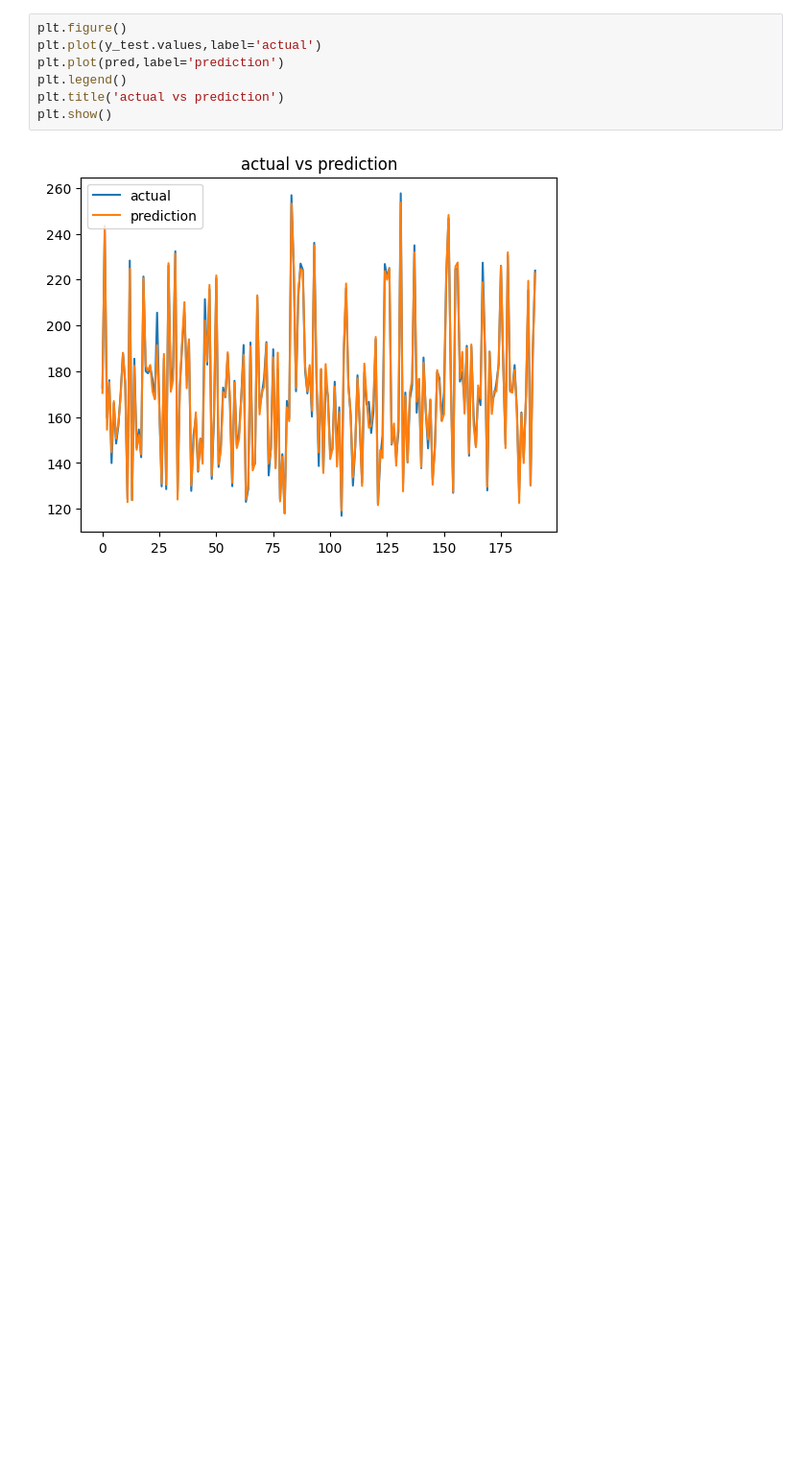
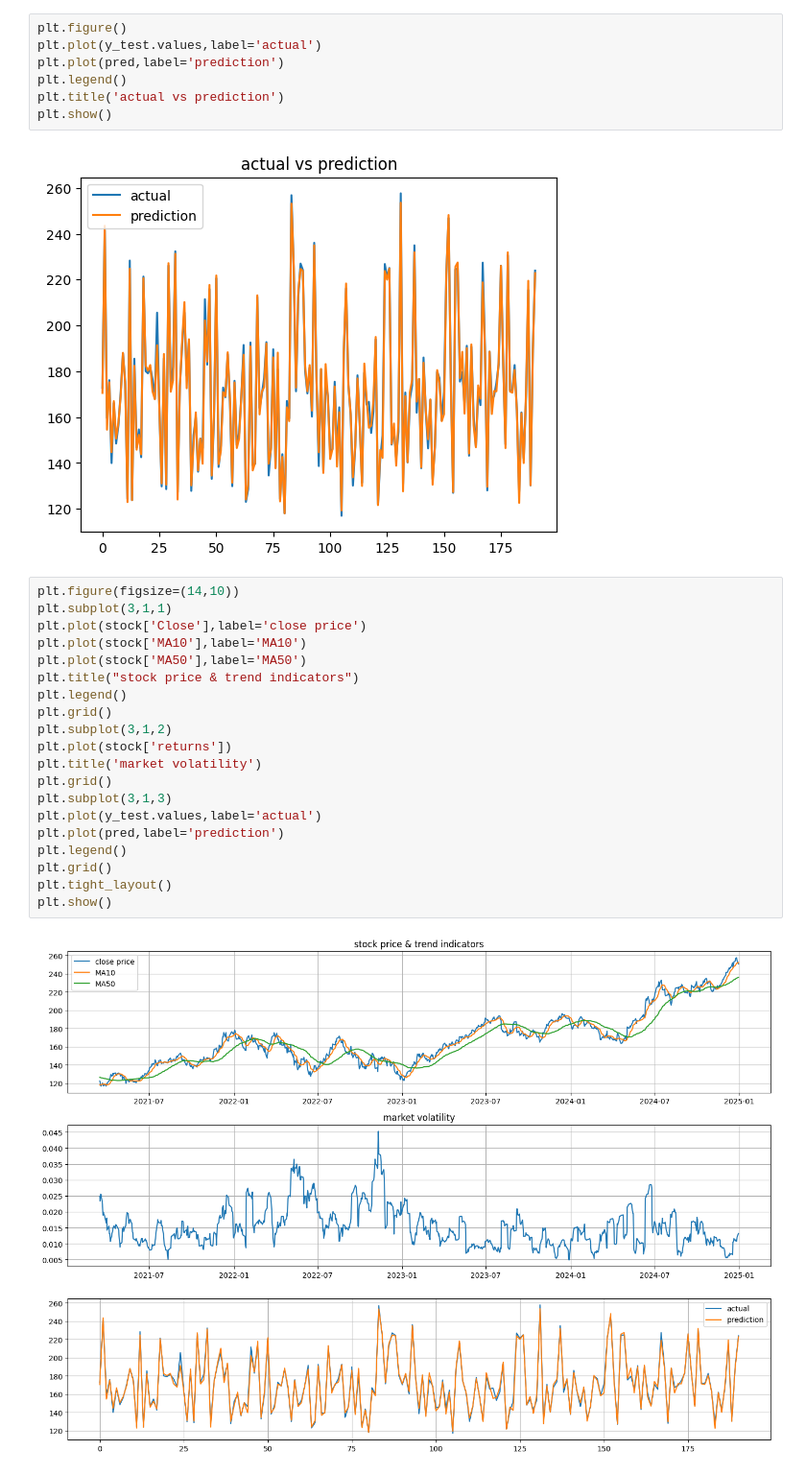
Before and after one commit to omar192501/stock_market_trend_analysis-prediction, a Jupyter notebook: stock_market_trend_analysis&prediction.ipynb, the cells around one changed output. Shown at 96% size. Cells and saved outputs as stored; diff of their text form; blank space fills up the shorter version.

```diff
--- a/stock_market_trend_analysis&prediction.ipynb
+++ b/stock_market_trend_analysis&prediction.ipynb
@@ -88,3 +88,25 @@ plt.title('actual vs prediction')
 plt.show()
 # %% [output]
 [figure]
+# %%
+plt.figure(figsize=(14,10))
+plt.subplot(3,1,1)
+plt.plot(stock['Close'],label='close price')
+plt.plot(stock['MA10'],label='MA10')
+plt.plot(stock['MA50'],label='MA50')
+plt.title("stock price & trend indicators")
+plt.legend()
+plt.grid()
+plt.subplot(3,1,2)
+plt.plot(stock['returns'])
+plt.title('market volatility')
+plt.grid()
+plt.subplot(3,1,3)
+plt.plot(y_test.values,label='actual')
+plt.plot(pred,label='prediction')
+plt.legend()
+plt.grid()
+plt.tight_layout()
+plt.show()
+# %% [output]
+[figure, added]
```
